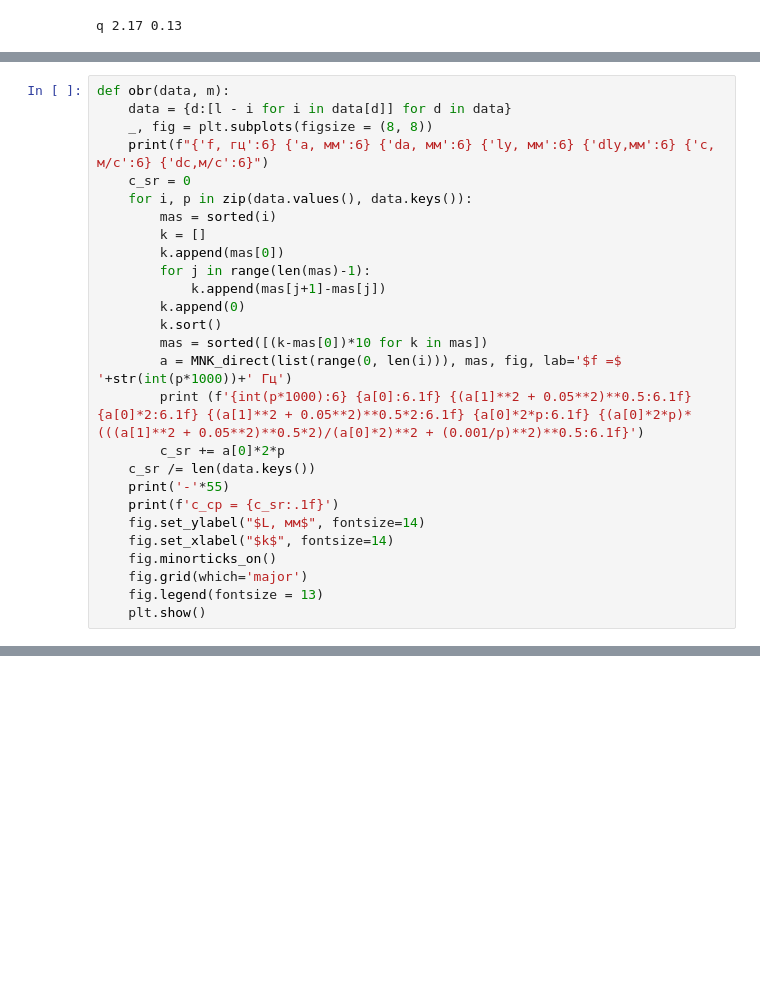
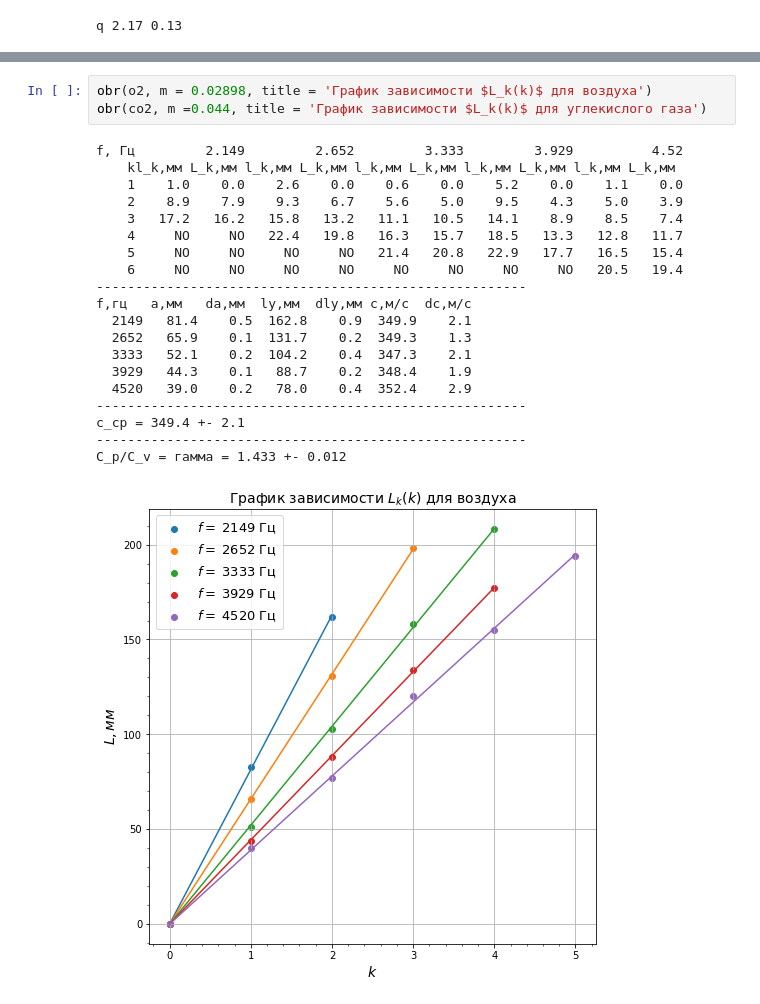
Before and after one commit to Viterfull/oip, a Jupyter notebook: f.ipynb, the cells around one changed output, grey strips where cells are left out. Drawn from its saved outputs; the diff is of its cells as text; blank space fills up the shorter version.

```diff
--- a/f.ipynb
+++ b/f.ipynb
@@ -753,27 +681,0 @@ co2 = {
-# %%
-def obr(data, m):
-    data = {d:[l - i for i in data[d]] for d in data}
-    _, fig = plt.subplots(figsize = (8, 8))
-    print(f"{'f, гц':6} {'a, мм':6} {'da, мм':6} {'ly, мм':6} {'dly,мм':6} {'c, м/с':6} {'dc,м/с':6}")
-    c_sr = 0
-    for i, p in zip(data.values(), data.keys()):
-        mas = sorted(i)
-        k = []
-        k.append(mas[0])
-        for j in range(len(mas)-1):
-            k.append(mas[j+1]-mas[j])
-        k.append(0)
-        k.sort()
-        mas = sorted([(k-mas[0])*10 for k in mas])
-        a = MNK_direct(list(range(0, len(i))), mas, fig, lab='$f =$ '+str(int(p*1000))+' Гц')
-        print (f'{int(p*1000):6} {a[0]:6.1f} {(a[1]**2 + 0.05**2)**0.5:6.1f} {a[0]*2:6.1f} {(a[1]**2 + 0.05**2)**0.5*2:6.1f} {a[0]*2*p:6.1f} {(a[0]*2*p)*(((a[1]**2 + 0.05**2)**0.5*2)/(a[0]*2)**2 + (0.001/p)**2)**0.5:6.1f}')
-        c_sr += a[0]*2*p
-    c_sr /= len(data.keys())
-    print('-'*55)
-    print(f'c_ср = {c_sr:.1f}')
-    fig.set_ylabel("$L, мм$", fontsize=14)
-    fig.set_xlabel("$k$", fontsize=14)
-    fig.minorticks_on()
-    fig.grid(which='major')
-    fig.legend(fontsize = 13)
-    plt.show()
@@ -791,0 +816,24 @@ c_ср = 349.4
+# %%
+obr(o2, m = 0.02898, title = 'График зависимости $L_k(k)$ для воздуха')
+obr(co2, m =0.044, title = 'График зависимости $L_k(k)$ для углекислого газа')
+# %% [output]
+f, Гц         2.149         2.652         3.333         3.929          4.52
+    kl_k,мм L_k,мм l_k,мм L_k,мм l_k,мм L_k,мм l_k,мм L_k,мм l_k,мм L_k,мм
+    1    1.0    0.0    2.6    0.0    0.6    0.0    5.2    0.0    1.1    0.0
+    2    8.9    7.9    9.3    6.7    5.6    5.0    9.5    4.3    5.0    3.9
+    3   17.2   16.2   15.8   13.2   11.1   10.5   14.1    8.9    8.5    7.4
+    4     NO     NO   22.4   19.8   16.3   15.7   18.5   13.3   12.8   11.7
+    5     NO     NO     NO     NO   21.4   20.8   22.9   17.7   16.5   15.4
+    6     NO     NO     NO     NO     NO     NO     NO     NO   20.5   19.4
+-------------------------------------------------------
+f,гц   a,мм   da,мм  ly,мм  dly,мм c,м/с  dc,м/с
+  2149   81.4    0.5  162.8    0.9  349.9    2.1
+  2652   65.9    0.1  131.7    0.2  349.3    1.3
+  3333   52.1    0.2  104.2    0.4  347.3    2.1
+  3929   44.3    0.1   88.7    0.2  348.4    1.9
+  4520   39.0    0.2   78.0    0.4  352.4    2.9
+-------------------------------------------------------
+c_ср = 349.4 +- 2.1
+-------------------------------------------------------
+C_p/C_v = гамма = 1.433 +- 0.012
+[figure, added]
```
Also changed, not shown: parts of 9 cells of this notebook.
